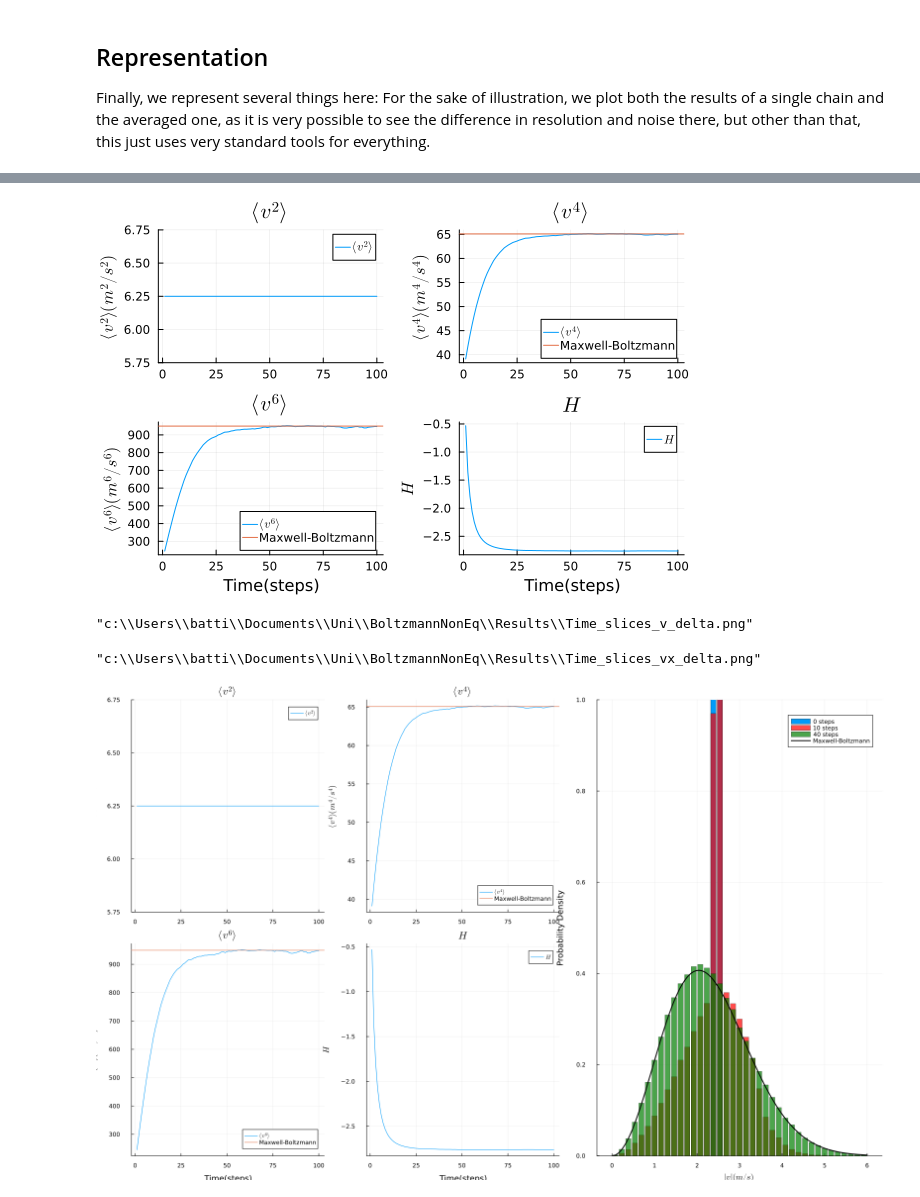
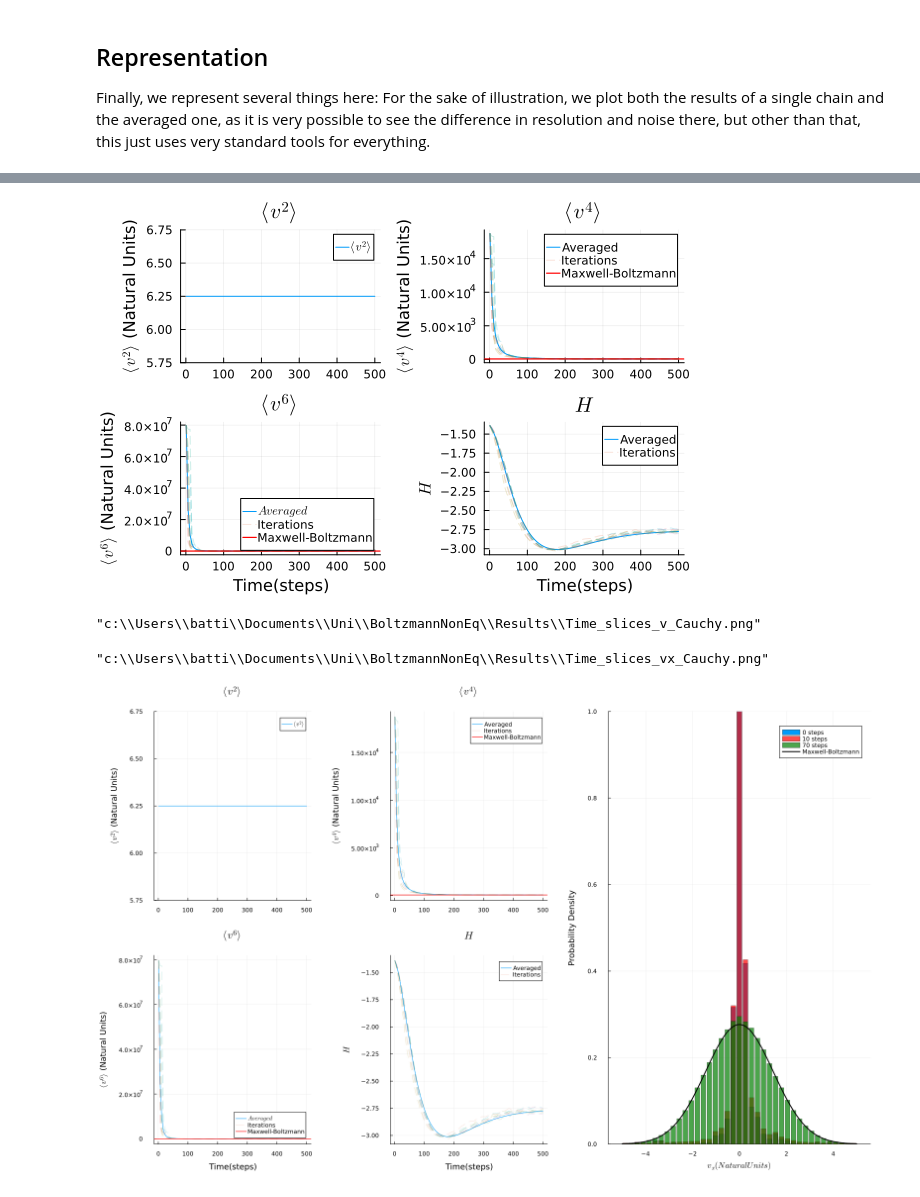
Before and after one commit to BielUsal/BoltzmannNonEq, a Jupyter notebook: NonEq.ipynb, the cells around one changed output, grey strips where cells are left out. Cells and saved outputs as stored; diff of their text form; code cells hidden in the pictures.

```diff
--- a/NonEq.ipynb
+++ b/NonEq.ipynb
@@ -270,15 +259,26 @@ PlotIthChain(1)
 # %%
-p1 = plot(v²,label=L"\langle v^2\rangle",ylabel=L"\langle v^2\rangle (m^2/s^2)",title=L"\langle v^2\rangle",yrange=(mean(v²)-0.5,mean(v²)+0.5))
-p2 = plot(v⁴,label=L"\langle v^4\rangle",ylabel=L"\langle v^4\rangle(m^4/s^4)",title=L"\langle v^4\rangle")
-hline!([quadgk(v->v^4*MaxwellBoltzmann(v),0,Inf)[1]],label="Maxwell-Boltzmann")
-p3 = plot(v⁶,label=L"\langle v^6\rangle",xlabel="Time(steps)",ylabel=L"\langle v^6\rangle(m^6/s^6)",title=L"\langle v^6\rangle")
-hline!([quadgk(v->v^6*MaxwellBoltzmann(v),0,Inf)[1]],label="Maxwell-Boltzmann")
-p4 = plot(H,label=L"H",xlabel="Time(steps)",ylabel=L"H",title=L"H")
-penor = plot(p1,p2,p3,p4, #= plot_title="Averaged moments and H-func. for a " *SamplingType* " i.c." =#)
-savefig(penor,"Results/Moments_averaged_"*SamplingType*".png")
-penor
+time = range(1,stop=stepnum*tf,length=tf)
+pt1 = plot(time,v²,label=L"\langle v^2\rangle",ylabel=L"\langle v^2\rangle"*" (Natural Units)",title=L"\langle v^2\rangle",yrange=(mean(v²)-0.5,mean(v²)+0.5))
+pt2 = plot(time,v⁴,label="Averaged",ylabel=L"\langle v^4\rangle"*" (Natural Units)",title=L"\langle v^4\rangle")
+plot!(time,v⁴chain[:,1],label="Iterations",linestyle=:dash,alpha=0.2)
+for i =2:10
+    plot!(time,v⁴chain[:,i],label="",linestyle=:dash,alpha=0.2)
+end
+hline!([quadgk(v->v^4*MaxwellBoltzmann(v),0,Inf)[1]],label="Maxwell-Boltzmann",color=:red,linewidth=1.2)
+pt3 = plot(time,v⁶,label=L"Averaged",xlabel="Time(steps)",ylabel=L"\langle v^6\rangle"*" (Natural Units)",title=L"\langle v^6\rangle",legend=:bottomright)
+plot!(time,v⁶chain[:,1],label="Iterations",linestyle=:dash,alpha=0.2)
+for i =2:10
+    plot!(time,v⁶chain[:,i],label="",linestyle=:dash,alpha=0.2)
+end
+hline!([quadgk(v->v^6*MaxwellBoltzmann(v),0,Inf)[1]],label="Maxwell-Boltzmann",color=:red,linewidth=1.2)
+pt4 = plot(time,H,label="Averaged",xlabel="Time(steps)",ylabel=L"H",title=L"H")
+plot!(time,Hchain[:,1],label="Iterations",linestyle=:dash,alpha=0.2)
+for i =2:10
+    plot!(time,Hchain[:,i],label="",linestyle=:dash,alpha=0.2)
+end
+penor = plot(pt1,pt2,pt3,pt4, #= plot_title="Averaged moments and H-func. for a " *SamplingType* " i.c." =#)
 # %% [output]
-[figure, old version]
+[figure, new version]
 # %%
 Histogrammable = zeros(tf,bins-1)
 for i in 1:tf
@@ -287,13 +287,13 @@ for i in 1:tf
     end
 end
 Histogrammable = Histogrammable/chains
-pognor = plot(range(0,yrange,bins),Histogrammable[1,:],seriestype=:bar,linecolor=:black, linewidth=0.5,label="0 steps",ylim=(0,1),alpha=1#= ,title="Different time instances of a " *SamplingType * " i.c."=#,xlabel=L"|v|(m/s)",ylabel="Probability Density")
+pognor = plot(range(0,yrange,bins),Histogrammable[1,:],seriestype=:bar,linecolor=:black, linewidth=0.5,label="0 steps",ylim=(0,1),alpha=1#= ,title="Different time instances of a " *SamplingType * " i.c."=#,xlabel=L"|v|(Natural Units)",ylabel="Probability Density")
 plot!(range(0,yrange,bins),Histogrammable[5,:],seriestype=:bar,linecolor=:black, linewidth=0.5,label="10 steps",alpha=0.7,fillcolor=:red)
-plot!(range(0,yrange,bins),Histogrammable[40,:],seriestype=:bar,linecolor=:black, linewidth=0.5,label="40 steps",alpha=0.7,fillcolor=:green)
+plot!(range(0,yrange,bins),Histogrammable[90,:],seriestype=:bar,linecolor=:black, linewidth=0.5,label="90 steps",alpha=0.7,fillcolor=:green)
 plot!(MaxwellBoltzmann,label="Maxwell-Boltzmann",0,yrange,linewidth=2,color=:black)
 savefig(pognor,"Results/Time_slices_v_"*SamplingType*".png")
 # %% [output]
-"c:\\Users\\batti\\Documents\\Uni\\BoltzmannNonEq\\Results\\Time_slices_v_delta.png"
+"c:\\Users\\batti\\Documents\\Uni\\BoltzmannNonEq\\Results\\Time_slices_v_Cauchy.png"
 # %%
 Histogrammable = zeros(tf,bins-1)
 for i in 1:tf
@@ -302,24 +302,24 @@ for i in 1:tf
     end
 end
 Histogrammable = Histogrammable/chains
-pegnor = plot(range(-5,5,bins),Histogrammable[1,:],seriestype=:bar,linecolor=:black, linewidth=0.5,label="0 steps",ylim=(0,1),alpha=1#= title="Different time instances of a " *SamplingType * " i.c." =#,xlabel=L"v_x(m/s)",ylabel="Probability Density")
+pegnor = plot(range(-5,5,bins),Histogrammable[1,:],seriestype=:bar,linecolor=:black, linewidth=0.5,label="0 steps",ylim=(0,1),alpha=1#= title="Different time instances of a " *SamplingType * " i.c." =#,xlabel=L"v_x(Natural Units)",ylabel="Probability Density")
 plot!(range(-5,5,bins),Histogrammable[5,:],seriestype=:bar,linecolor=:black, linewidth=0.5,label="10 steps",alpha=0.7,fillcolor=:red)
-plot!(range(-5,5,bins),Histogrammable[40,:],seriestype=:bar,linecolor=:black, linewidth=0.5,label="40 steps",alpha=0.7,fillcolor=:green)
+plot!(range(-5,5,bins),Histogrammable[90,:],seriestype=:bar,linecolor=:black, linewidth=0.5,label="70 steps",alpha=0.7,fillcolor=:green)
 plot!(Gaussussy,label="Maxwell-Boltzmann",-5,5,linewidth=2,color=:black)
 savefig(pegnor,"Results/Time_slices_vx_"*SamplingType*".png")
 # %% [output]
-"c:\\Users\\batti\\Documents\\Uni\\BoltzmannNonEq\\Results\\Time_slices_vx_delta.png"
+"c:\\Users\\batti\\Documents\\Uni\\BoltzmannNonEq\\Results\\Time_slices_vx_Cauchy.png"
 # %%
 if SamplingType == "delta"
-    plot(penor,pognor,layout=@layout([a{0.6w} b{0.4w}]),size=(1600,1000))
+    plot(penor,pognor,layout=@layout([a{0.6w} b{0.4w}]),size=(1600,1000),margin=7Plots.mm)
     savefig("Results/Final_"*SamplingType*".png")
-    plot(penor,pognor,layout=@layout([a{0.6w} b{0.4w}]),size=(1600,1000))
+    plot(penor,pognor,layout=@layout([a{0.6w} b{0.4w}]),size=(1600,1000),margin=7Plots.mm)
 else
-    plot(penor,pegnor,layout=@layout([a{0.6w} b{0.4w}]),size=(1600,1000))
+    plot(penor,pegnor,layout=@layout([a{0.6w} b{0.4w}]),size=(1600,1000),margin=7Plots.mm)
     savefig("Results/Final_"*SamplingType*".png")
-    plot(penor,pegnor,layout=@layout([a{0.6w} b{0.4w}]),size=(1600,1000))
+    plot(penor,pegnor,layout=@layout([a{0.6w} b{0.4w}]),size=(1600,1000),margin=7Plots.mm)
 end
 # %% [output]
-[figure, old version]
+[figure, new version]
 # %%
 tregr= 20
```
Also changed, not shown: parts of 10 cells of this notebook.
